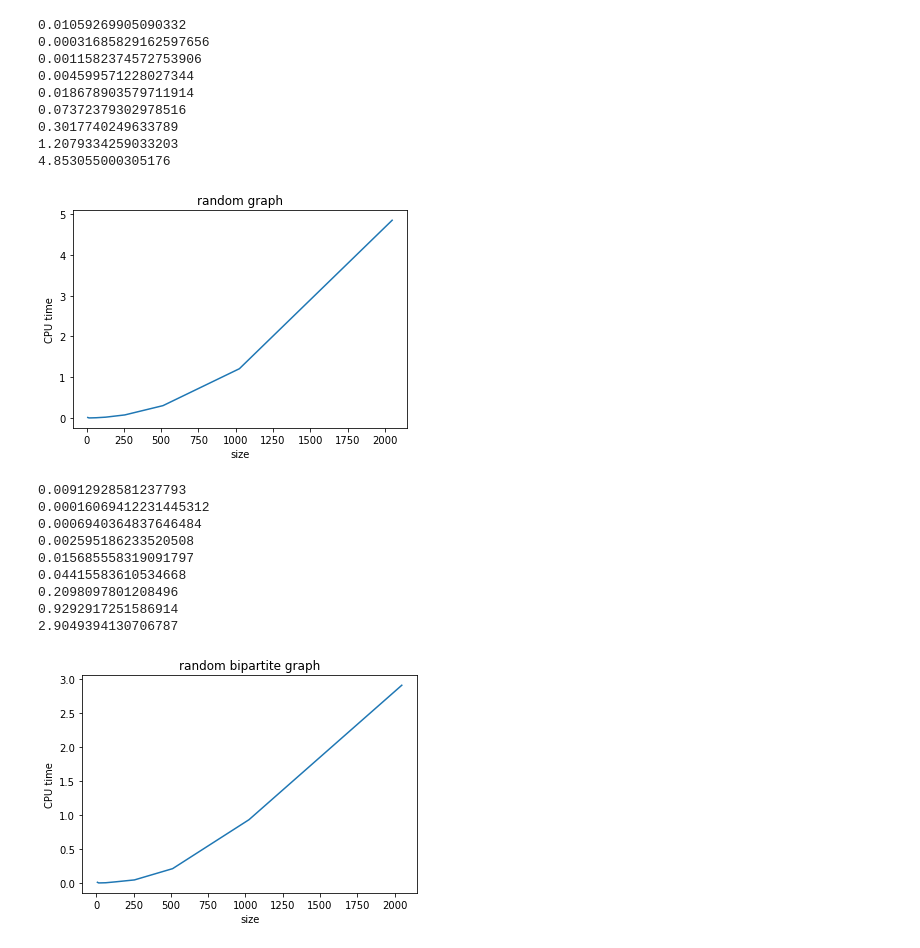
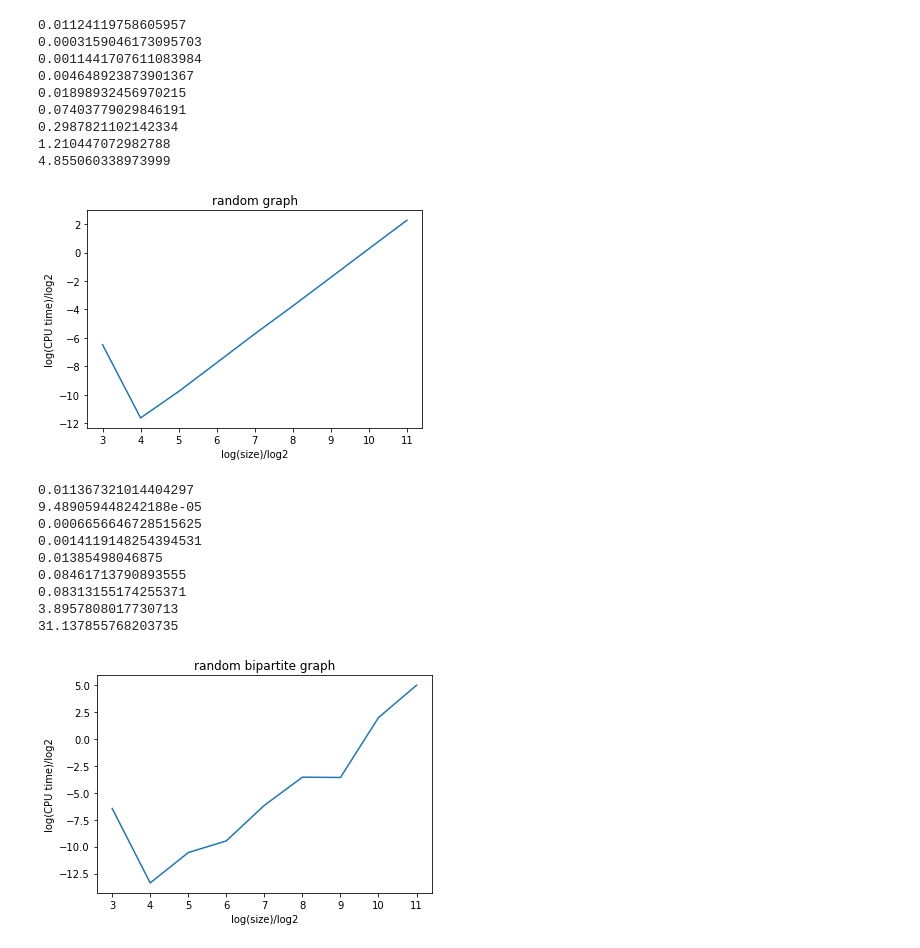
Before and after one commit to x6wu/CSE-101, a Jupyter notebook: HW1.ipynb, the cells around one changed output. Cells and saved outputs as stored; diff of their text form; code cells hidden in the pictures.

```diff
--- a/HW1.ipynb
+++ b/HW1.ipynb
@@ -25,36 +25,36 @@ def CheckTriangle(Matrix):
 # %%
 import time
 import math
 import matplotlib.pyplot as plt
 
 size_list = []
 time_list = []
 for i in range(3, 12):
     size = int(math.pow(2, i))
     start_time = time.time()
     matrix = matrixGenerator(size)
     CheckTriangle(matrix)
     CPU_time = time.time()-start_time
-    size_list.append(size)
-    time_list.append(CPU_time)
+    size_list.append(math.log(size)/math.log(2))
+    time_list.append(math.log(CPU_time)/math.log(2))
     print(CPU_time)
 
 plt.plot(size_list, time_list)
-plt.ylabel("CPU time")
-plt.xlabel("size")
+plt.ylabel("log(CPU time)/log2")
+plt.xlabel("log(size)/log2")
 plt.title("random graph")
 plt.show()
 # %% [output]
-0.01059269905090332
-0.00031685829162597656
-0.0011582374572753906
-0.004599571228027344
-0.018678903579711914
-0.07372379302978516
-0.3017740249633789
-1.2079334259033203
-4.853055000305176
+0.01124119758605957
+0.0003159046173095703
+0.0011441707611083984
+0.004648923873901367
+0.01898932456970215
+0.07403779029846191
+0.2987821102142334
+1.210447072982788
+4.855060338973999
-[figure, old version]
+[figure, new version]
 # %%
 import random
 def BipartiteGenerator(n):
@@ -94,23 +95,23 @@ for i in range(3, 12):
     matrix = BipartiteGenerator(size)
     CheckTriangle(matrix)
     CPU_time = time.time()-start_time
-    size_list.append(size)
-    time_list.append(CPU_time)
+    size_list.append(math.log(size)/math.log(2))
+    time_list.append(math.log(CPU_time)/math.log(2))
     print(CPU_time)
 
 plt.plot(size_list, time_list)
-plt.ylabel("CPU time")
-plt.xlabel("size")
+plt.ylabel("log(CPU time)/log2")
+plt.xlabel("log(size)/log2")
 plt.title("random bipartite graph")
 plt.show()
 # %% [output]
-0.00912928581237793
-0.00016069412231445312
-0.0006940364837646484
-0.002595186233520508
-0.015685558319091797
-0.04415583610534668
-0.2098097801208496
-0.9292917251586914
-2.9049394130706787
+0.011367321014404297
+9.489059448242188e-05
+0.0006656646728515625
+0.0014119148254394531
+0.01385498046875
+0.08461713790893555
+0.08313155174255371
+3.8957808017730713
+31.137855768203735
-[figure, old version]
+[figure, new version]
```
Also changed, not shown: parts of 1 cell of this notebook.
